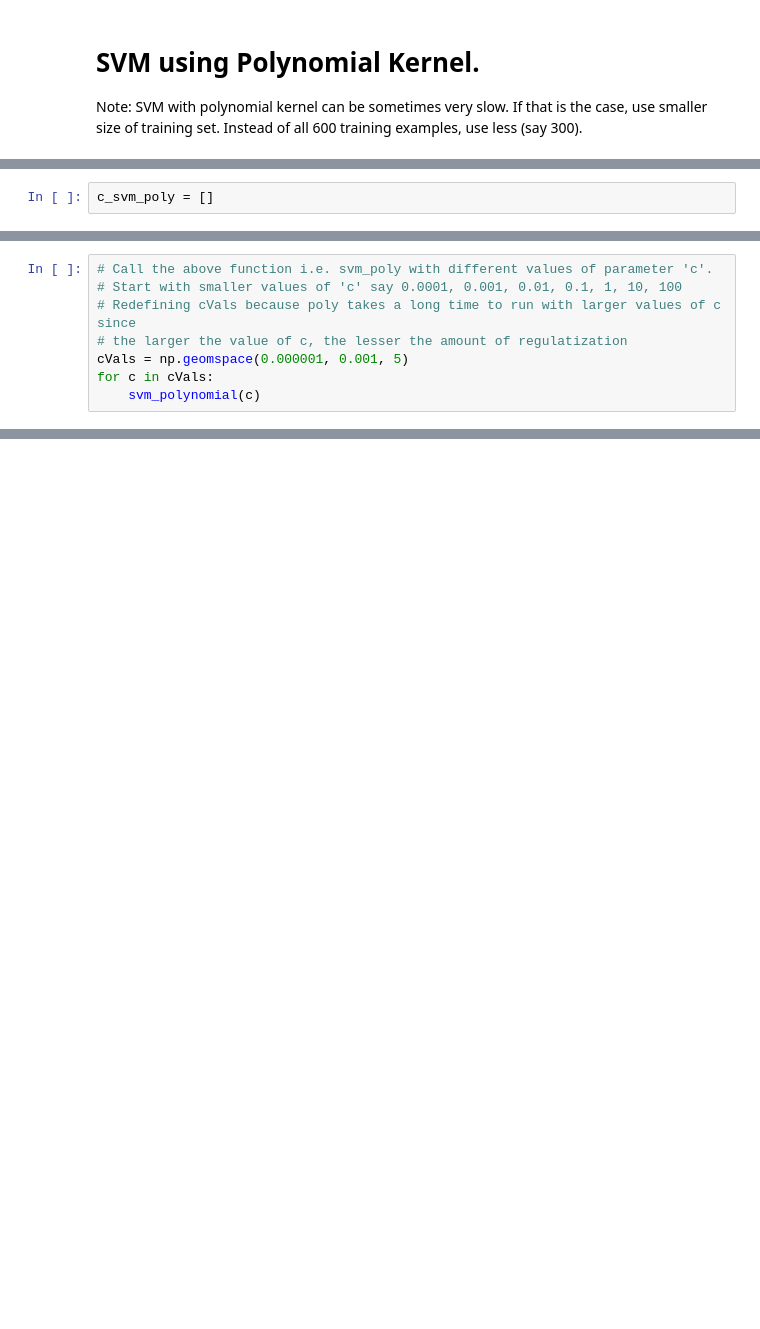
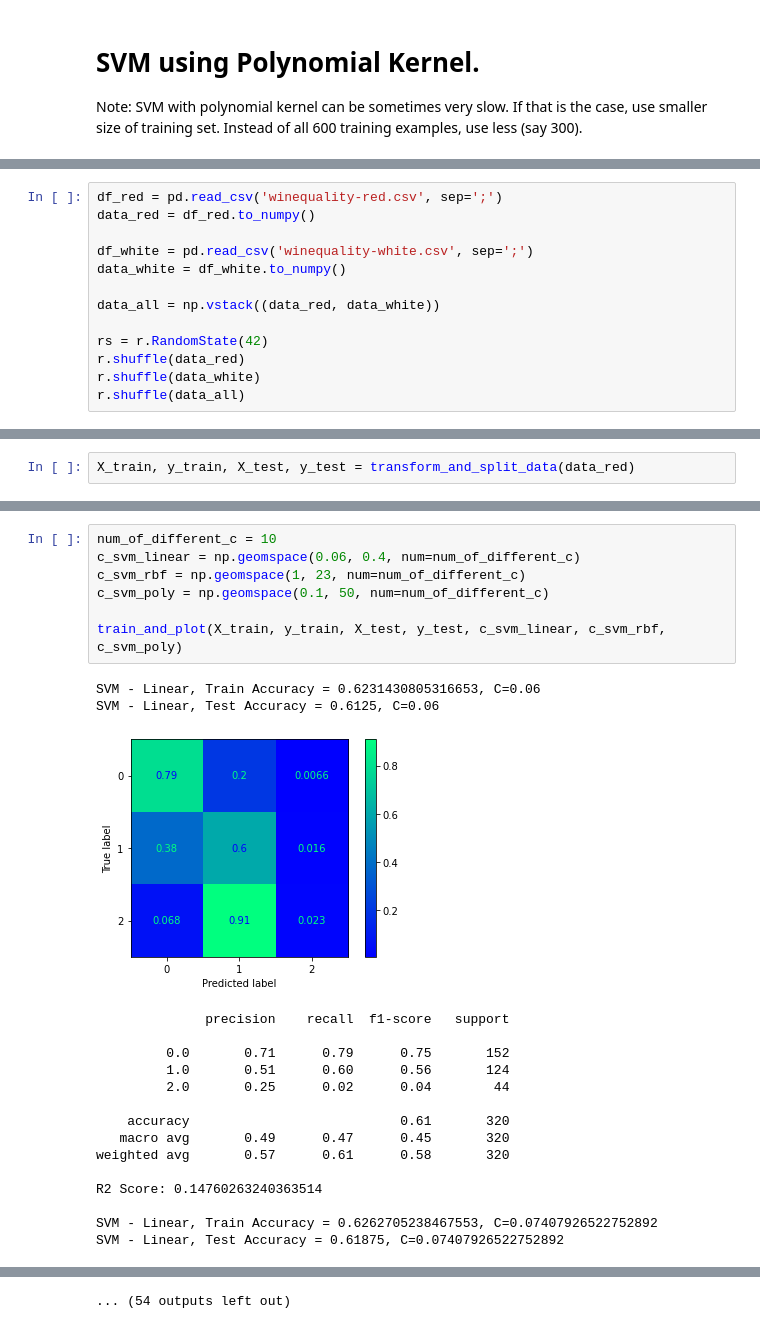
Before and after one commit to RoyLeviGit/ML_Final, a Jupyter notebook: Support Vector Machines.ipynb, the cells around one changed output, grey strips where cells are left out. Saved outputs shown, nothing was run; the diff lists cells and outputs as text; blank space fills up the shorter version.

```diff
--- a/Support Vector Machines.ipynb
+++ b/Support Vector Machines.ipynb
@@ -217,3 +136 @@ acc_test_svm_poly = []
-# %%
-c_svm_poly = []
 # %%
@@ -251,8 +161,0 @@ def svm_polynomial(c):
-# %%
-# Call the above function i.e. svm_poly with different values of parameter 'c'.
-# Start with smaller values of 'c' say 0.0001, 0.001, 0.01, 0.1, 1, 10, 100
-# Redefining cVals because poly takes a long time to run with larger values of c since
-# the larger the value of c, the lesser the amount of regulatization
-cVals = np.geomspace(0.000001, 0.001, 5)
-for c in cVals:
-    svm_polynomial(c)
@@ -292,0 +220,13 @@ Change the value of parameter C and see the difference in the results.
+# %%
+df_red = pd.read_csv('winequality-red.csv', sep=';')
+data_red = df_red.to_numpy()
+
+df_white = pd.read_csv('winequality-white.csv', sep=';')
+data_white = df_white.to_numpy()
+
+data_all = np.vstack((data_red, data_white))
+
+rs = r.RandomState(42)
+r.shuffle(data_red)
+r.shuffle(data_white)
+r.shuffle(data_all)
@@ -292,0 +235,2 @@ Change the value of parameter C and see the difference in the results.
+# %%
+X_train, y_train, X_test, y_test = transform_and_split_data(data_red)
@@ -292,0 +255,25 @@ Change the value of parameter C and see the difference in the results.
+# %%
+num_of_different_c = 10
+c_svm_linear = np.geomspace(0.06, 0.4, num=num_of_different_c)
+c_svm_rbf = np.geomspace(1, 23, num=num_of_different_c)
+c_svm_poly = np.geomspace(0.1, 50, num=num_of_different_c)
+
+train_and_plot(X_train, y_train, X_test, y_test, c_svm_linear, c_svm_rbf, c_svm_poly)
+# %% [output]
+SVM - Linear, Train Accuracy = 0.6231430805316653, C=0.06
+SVM - Linear, Test Accuracy = 0.6125, C=0.06
+[figure, added]
+              precision    recall  f1-score   support
+
+         0.0       0.71      0.79      0.75       152
+         1.0       0.51      0.60      0.56       124
+         2.0       0.25      0.02      0.04        44
+
+    accuracy                           0.61       320
+   macro avg       0.49      0.47      0.45       320
+weighted avg       0.57      0.61      0.58       320
+
+R2 Score: 0.14760263240363514
+
+SVM - Linear, Train Accuracy = 0.6262705238467553, C=0.07407926522752892
+SVM - Linear, Test Accuracy = 0.61875, C=0.07407926522752892
@@ -292,0 +341 @@ Change the value of parameter C and see the difference in the results.
+... (54 outputs left out)
```
Also changed, not shown: parts of 40 cells of this notebook.
